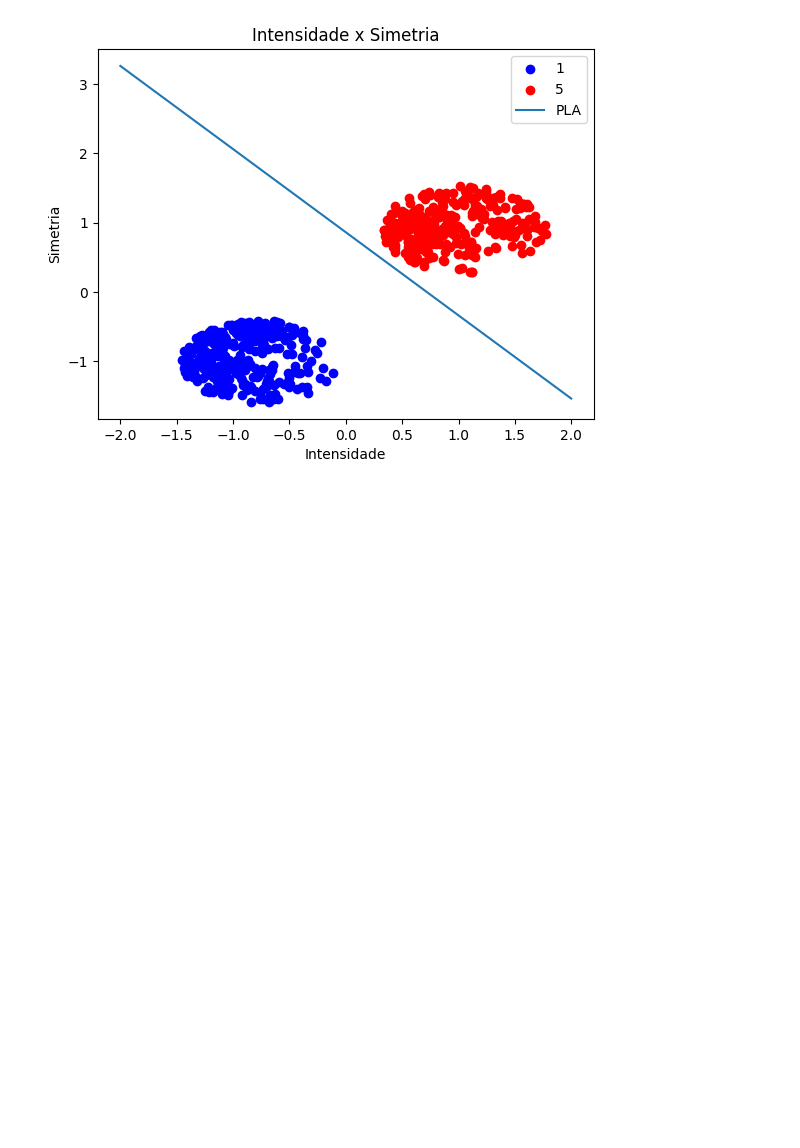
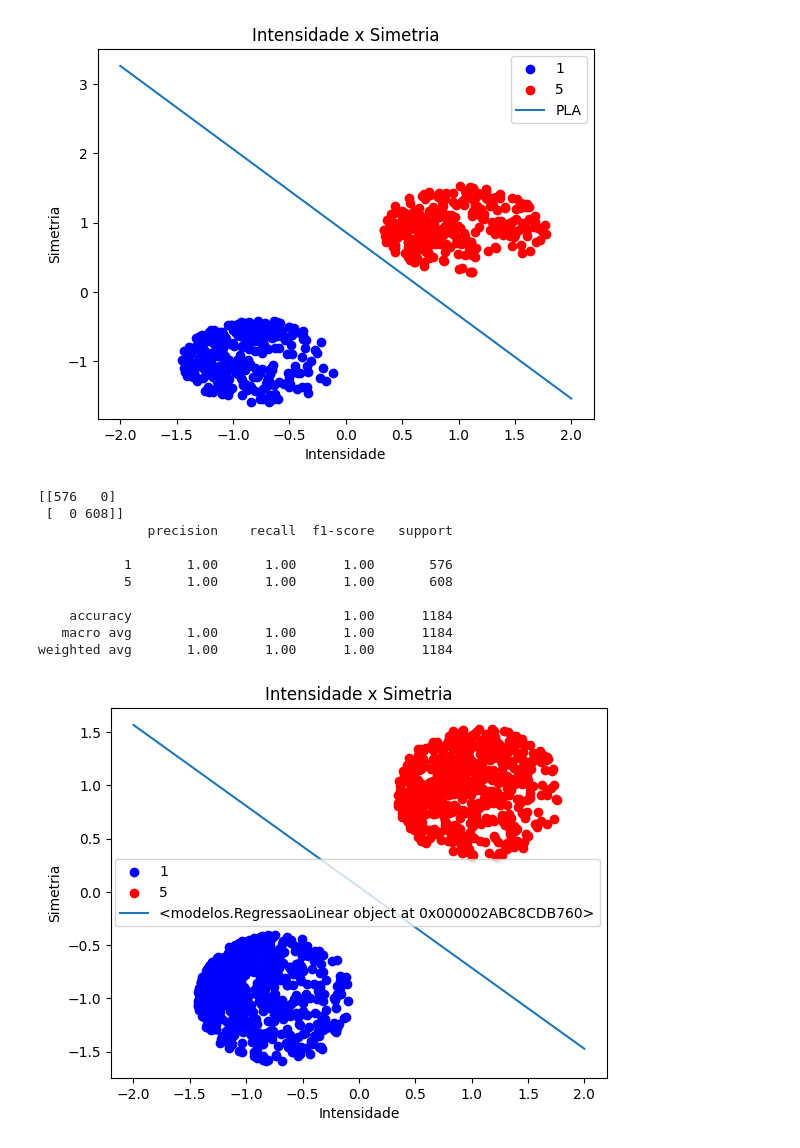
Before and after one commit to HodricVieira/Reconhecimento-de-digitos-ML-2023.2, a Jupyter notebook: reg_log_1_5.ipynb, the cells around one changed output. Cells and saved outputs as stored; diff of their text form; code cells hidden in the pictures; blank space fills up the shorter version.

```diff
--- a/reg_log_1_5.ipynb
+++ b/reg_log_1_5.ipynb
@@ -354,3 +414,19 @@ plt.show()
    macro avg       1.00      1.00      1.00       583
 weighted avg       1.00      1.00      1.00       583
 [figure]
+# %%
+RL = md.RegressaoLinear()
+RL.fit(X, Y)
+ver_treino(X, Y, 1, 5, RL)
+# %% [output]
+[[576   0]
+ [  0 608]]
+              precision    recall  f1-score   support
+
+           1       1.00      1.00      1.00       576
+           5       1.00      1.00      1.00       608
+
+    accuracy                           1.00      1184
+   macro avg       1.00      1.00      1.00      1184
+weighted avg       1.00      1.00      1.00      1184
+[figure, added]
```
Also changed, not shown: parts of 2 cells of this notebook, 1 other file.
